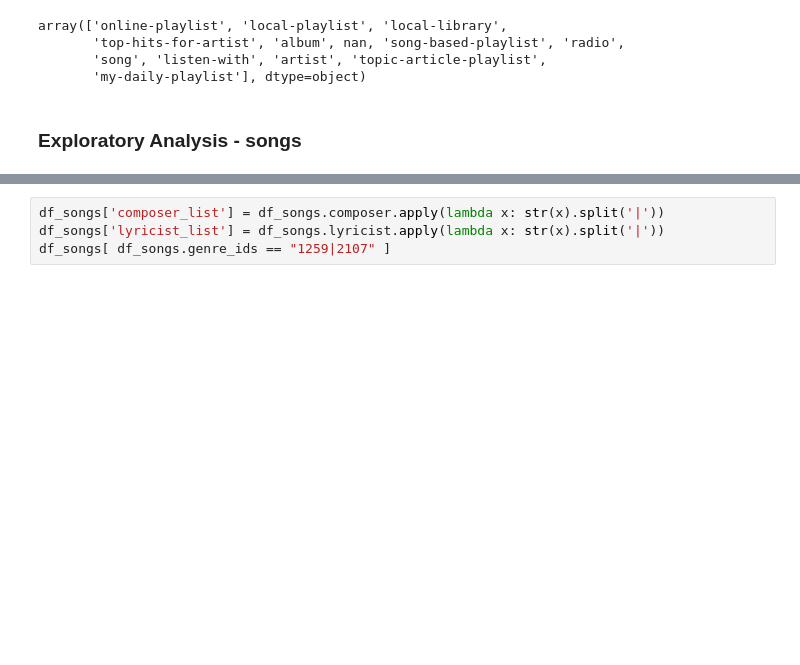
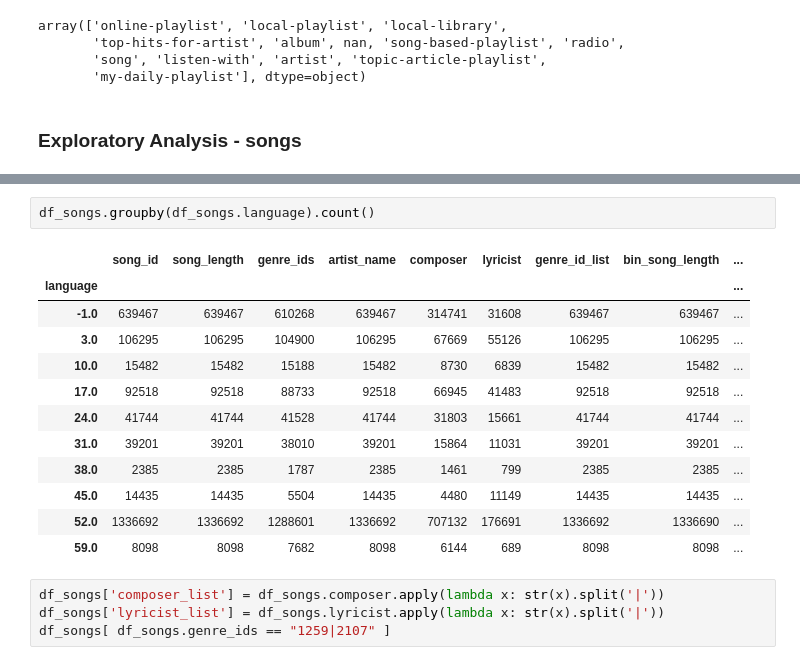
Before and after one commit to srimi/music-recommender, a Jupyter notebook: eda_1.ipynb, the cells around one changed output, grey strips where cells are left out. Cells and saved outputs as stored; diff of their text form; blank space fills up the shorter version.

```diff
--- a/eda_1.ipynb
+++ b/eda_1.ipynb
@@ -106,3 +186,18 @@ Name: composer, dtype: object
+# %%
+df_songs.groupby(df_songs.language).count()
+# %% [output]
+|  | song_id | song_length | genre_ids | artist_name | composer | lyricist | genre_id_list | bin_song_length | ... |
+| language |  |  |  |  |  |  |  |  | ... |
+| -1.0 | 639467 | 639467 | 610268 | 639467 | 314741 | 31608 | 639467 | 639467 | ... |
+| 3.0 | 106295 | 106295 | 104900 | 106295 | 67669 | 55126 | 106295 | 106295 | ... |
+| 10.0 | 15482 | 15482 | 15188 | 15482 | 8730 | 6839 | 15482 | 15482 | ... |
+| 17.0 | 92518 | 92518 | 88733 | 92518 | 66945 | 41483 | 92518 | 92518 | ... |
+| 24.0 | 41744 | 41744 | 41528 | 41744 | 31803 | 15661 | 41744 | 41744 | ... |
+| 31.0 | 39201 | 39201 | 38010 | 39201 | 15864 | 11031 | 39201 | 39201 | ... |
+| 38.0 | 2385 | 2385 | 1787 | 2385 | 1461 | 799 | 2385 | 2385 | ... |
+| 45.0 | 14435 | 14435 | 5504 | 14435 | 4480 | 11149 | 14435 | 14435 | ... |
+| 52.0 | 1336692 | 1336692 | 1288601 | 1336692 | 707132 | 176691 | 1336692 | 1336690 | ... |
+| 59.0 | 8098 | 8098 | 7682 | 8098 | 6144 | 689 | 8098 | 8098 | ... |
 # %%
 df_songs['composer_list'] = df_songs.composer.apply(lambda x: str(x).split('|'))
 df_songs['lyricist_list'] = df_songs.lyricist.apply(lambda x: str(x).split('|'))
```
Also changed, not shown: parts of 7 cells of this notebook.
